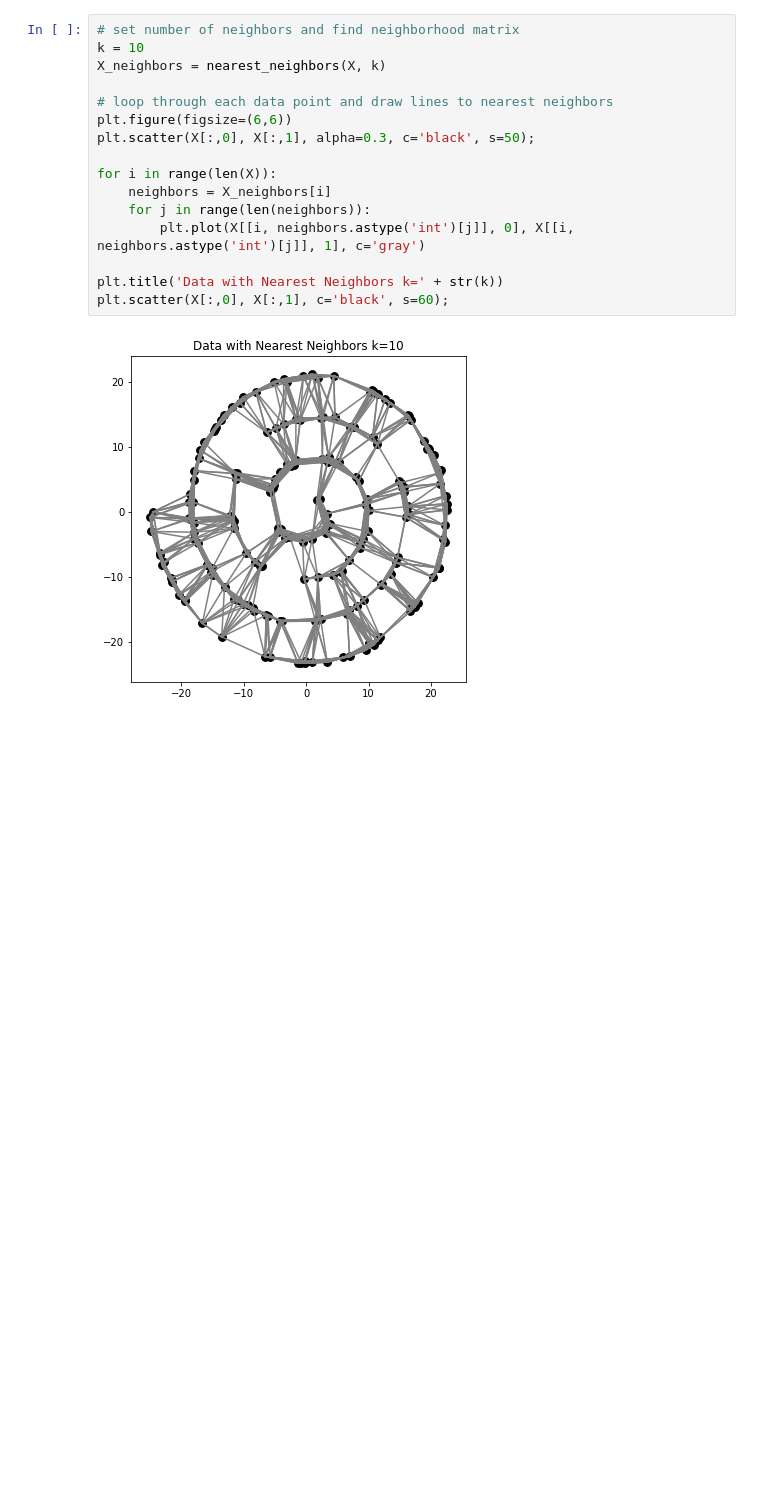
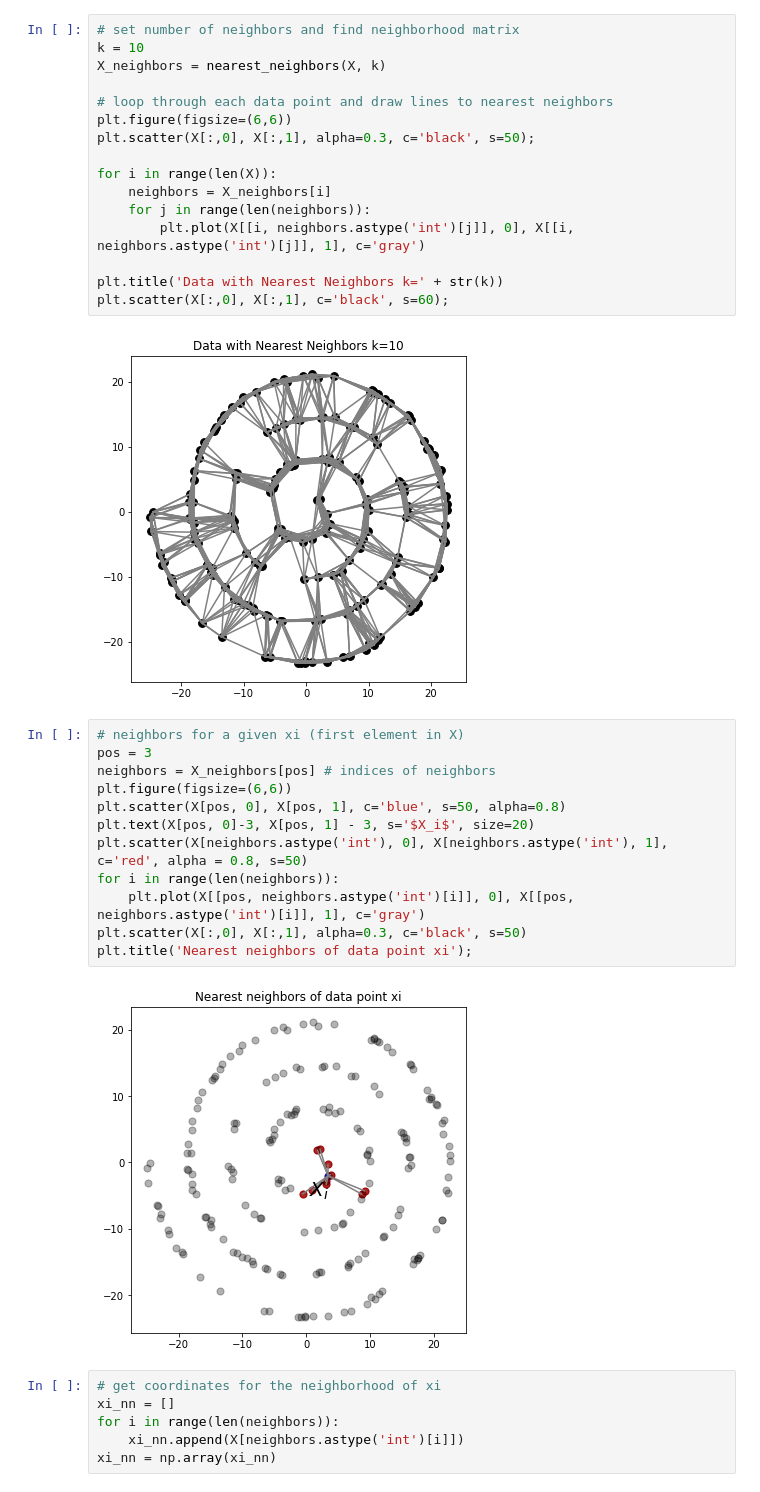
Before and after one commit to GAnagno/Dimensionality-Reduction, a Jupyter notebook: Isomap.ipynb, the cells around one changed output. Drawn from its saved outputs; the diff is of its cells as text; blank space fills up the shorter version.

```diff
--- a/Isomap.ipynb
+++ b/Isomap.ipynb
@@ -59,3 +59,23 @@ plt.title('Data with Nearest Neighbors k=' + str(k))
 plt.scatter(X[:,0], X[:,1], c='black', s=60);
 # %% [output]
 [figure]
+# %%
+# neighbors for a given xi (first element in X)
+pos = 3
+neighbors = X_neighbors[pos] # indices of neighbors
+plt.figure(figsize=(6,6))
+plt.scatter(X[pos, 0], X[pos, 1], c='blue', s=50, alpha=0.8)
+plt.text(X[pos, 0]-3, X[pos, 1] - 3, s='$X_i$', size=20)
+plt.scatter(X[neighbors.astype('int'), 0], X[neighbors.astype('int'), 1], c='red', alpha = 0.8, s=50)
+for i in range(len(neighbors)):
+    plt.plot(X[[pos, neighbors.astype('int')[i]], 0], X[[pos, neighbors.astype('int')[i]], 1], c='gray')
+plt.scatter(X[:,0], X[:,1], alpha=0.3, c='black', s=50)
+plt.title('Nearest neighbors of data point xi');
+# %% [output]
+[figure, added]
+# %%
+# get coordinates for the neighborhood of xi
+xi_nn = []
+for i in range(len(neighbors)):
+    xi_nn.append(X[neighbors.astype('int')[i]])
+xi_nn = np.array(xi_nn)
```
Also changed, not shown: parts of 2 cells of this notebook.
